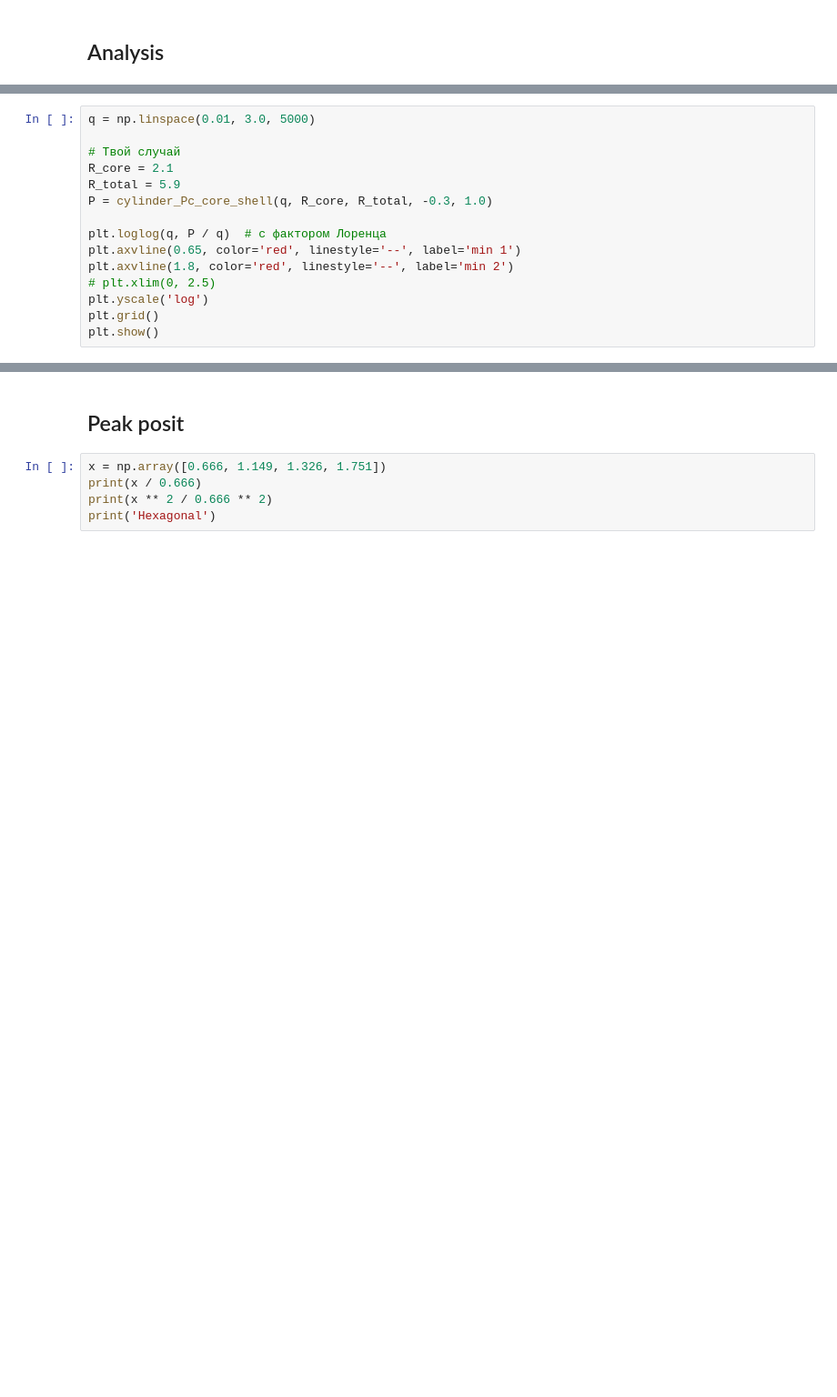
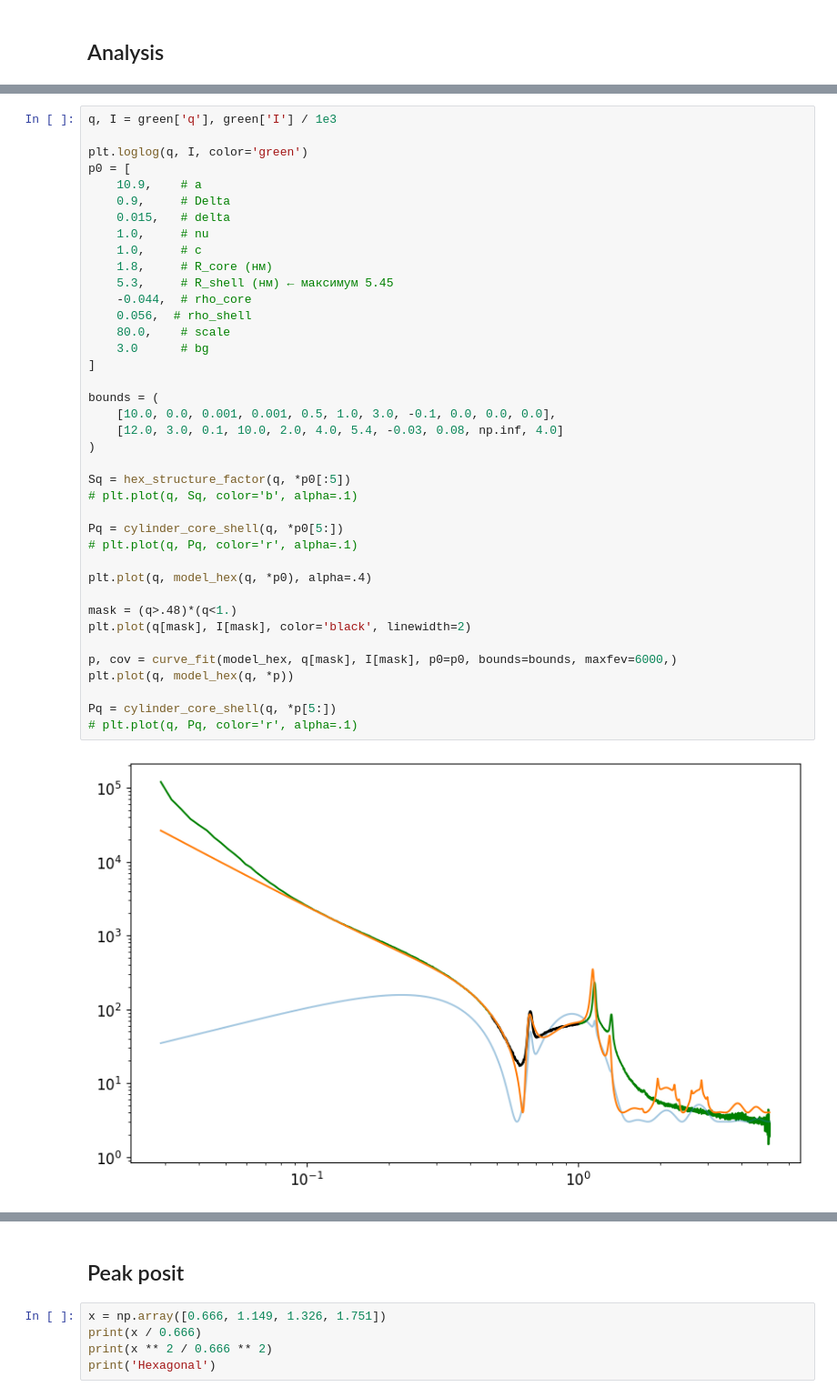
Before and after one commit to Akmalumarov/X_Ray_Scattering_Analysis, a Jupyter notebook: projects/Others/Gels_Zalygin/Gels.ipynb, the cells around one changed output, grey strips where cells are left out. Shown at 91% size. Cells and saved outputs as stored; diff of their text form; blank space fills up the shorter version.

```diff
--- a/projects/Others/Gels_Zalygin/Gels.ipynb
+++ b/projects/Others/Gels_Zalygin/Gels.ipynb
@@ -134,15 +112,0 @@ plt.plot(q, I / Sq * q  )
-# %%
-q = np.linspace(0.01, 3.0, 5000)
-
-# Твой случай
-R_core = 2.1
-R_total = 5.9
-P = cylinder_Pc_core_shell(q, R_core, R_total, -0.3, 1.0)
-
-plt.loglog(q, P / q)  # с фактором Лоренца
-plt.axvline(0.65, color='red', linestyle='--', label='min 1')
-plt.axvline(1.8, color='red', linestyle='--', label='min 2')
-# plt.xlim(0, 2.5)
-plt.yscale('log')
-plt.grid()
-plt.show()
@@ -150,0 +135,41 @@ plt.show()
+# %%
+q, I = green['q'], green['I'] / 1e3
+
+plt.loglog(q, I, color='green')
+p0 = [
+    10.9,    # a
+    0.9,     # Delta
+    0.015,   # delta
+    1.0,     # nu
+    1.0,     # c
+    1.8,     # R_core (нм)
+    5.3,     # R_shell (нм) ← максимум 5.45
+    -0.044,  # rho_core
+    0.056,  # rho_shell
+    80.0,    # scale
+    3.0      # bg
+]
+
+bounds = (
+    [10.0, 0.0, 0.001, 0.001, 0.5, 1.0, 3.0, -0.1, 0.0, 0.0, 0.0],
+    [12.0, 3.0, 0.1, 10.0, 2.0, 4.0, 5.4, -0.03, 0.08, np.inf, 4.0]
+)
+
+Sq = hex_structure_factor(q, *p0[:5])
+# plt.plot(q, Sq, color='b', alpha=.1)
+
+Pq = cylinder_core_shell(q, *p0[5:])
+# plt.plot(q, Pq, color='r', alpha=.1)
+
+plt.plot(q, model_hex(q, *p0), alpha=.4)
+
+mask = (q>.48)*(q<1.)
+plt.plot(q[mask], I[mask], color='black', linewidth=2)
+
+p, cov = curve_fit(model_hex, q[mask], I[mask], p0=p0, bounds=bounds, maxfev=6000,)
+plt.plot(q, model_hex(q, *p))
+
+Pq = cylinder_core_shell(q, *p[5:])
+# plt.plot(q, Pq, color='r', alpha=.1)
+# %% [output]
+[figure, added]
```
Also changed, not shown: parts of 15 cells of this notebook, 5 other files.
